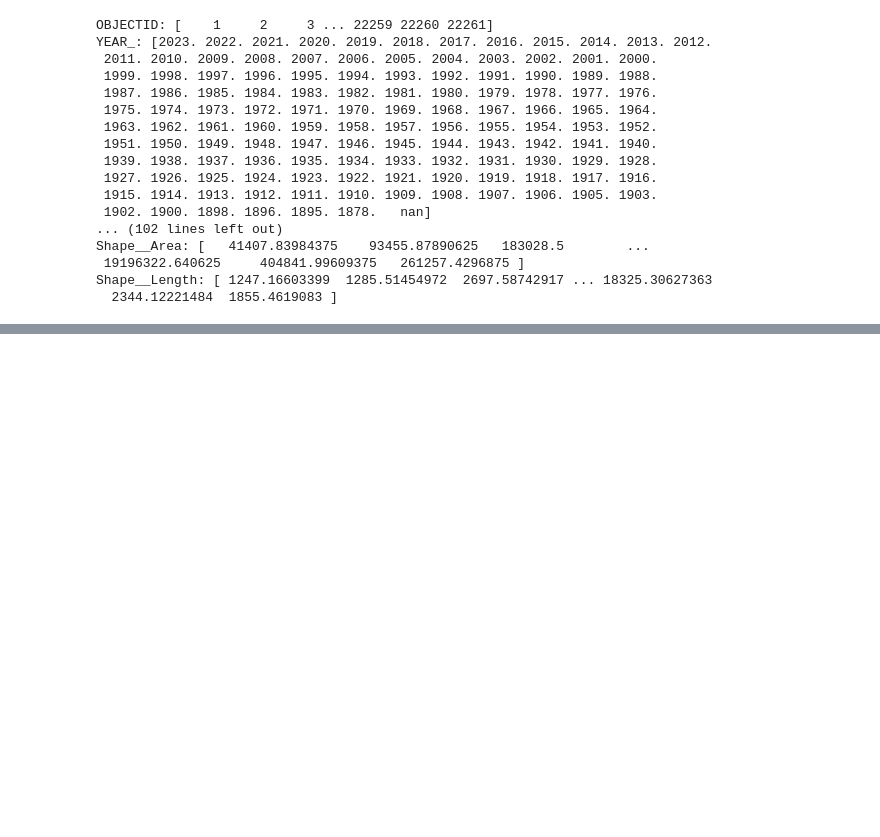
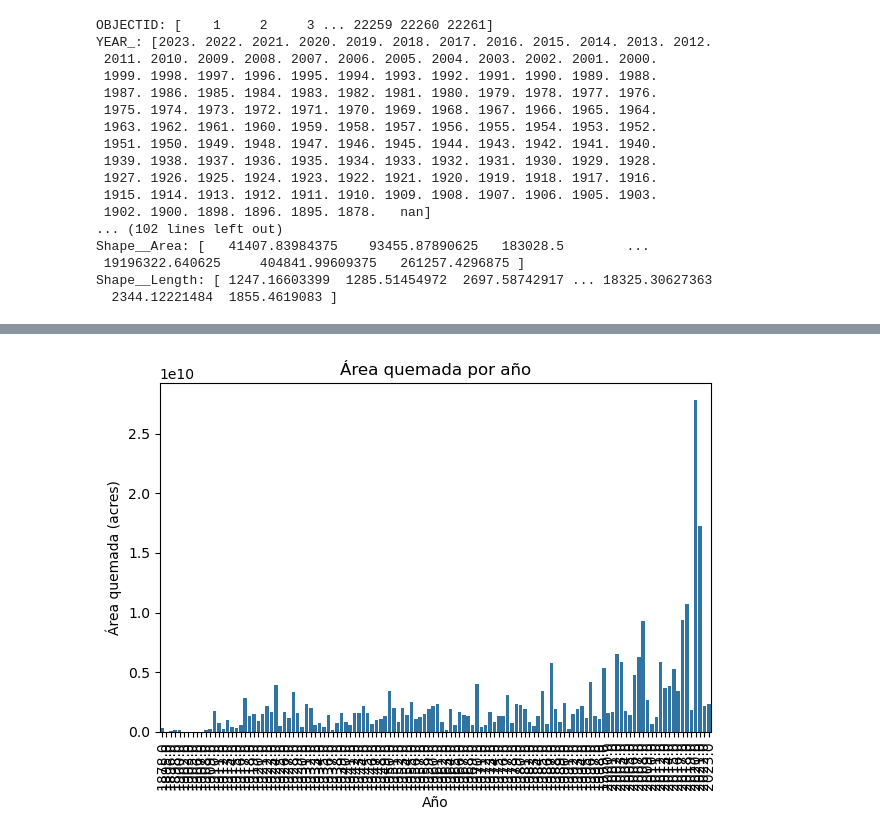
Before and after one commit to Kiki1108/incendios, a Jupyter notebook: analisis_california.ipynb, the cells around one changed output, grey strips where cells are left out. Saved outputs shown, nothing was run; the diff lists cells and outputs as text; code cells hidden in the pictures; blank space fills up the shorter version.

```diff
--- a/analisis_california.ipynb
+++ b/analisis_california.ipynb
@@ -135,0 +147,16 @@ Shape__Length: [ 1247.16603399  1285.51454972  2697.58742917 ... 18325.30627363
+# %%
+# Años con más incendios
+area_anual = incendios.groupby("YEAR_")["Shape__Area"].sum()
+
+area_anual_df = area_anual.reset_index()  # convierte Series a DataFrame
+
+sns.barplot(data=area_anual_df, x="YEAR_", y="Shape__Area")
+
+plt.title("Área quemada por año")
+plt.xlabel("Año")
+plt.ylabel("Área quemada (acres)")
+plt.xticks(rotation=90)  # gira las etiquetas del eje x si hay muchos años
+plt.tight_layout()
+plt.show()
+# %% [output]
+[figure, added]
```
Also changed, not shown: parts of 6 cells of this notebook, 1 other file.
